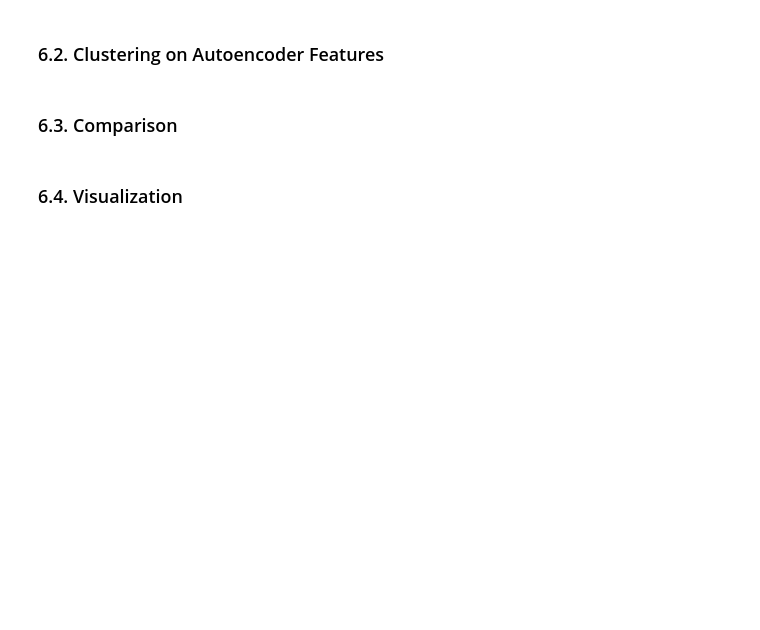
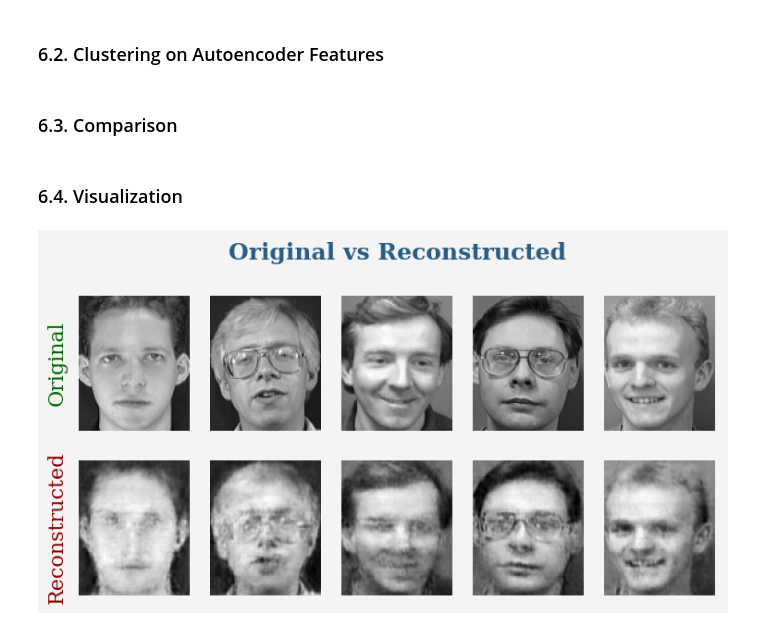
Before and after one commit to nouranKhalil/Face-Recognition, a Jupyter notebook: Face Recognition.ipynb, the cells around one changed output. Drawn from its saved outputs; the diff is of its cells as text; code cells hidden in the pictures; blank space fills up the shorter version.

```diff
--- a/Face Recognition.ipynb
+++ b/Face Recognition.ipynb
@@ -13,3 +18,8 @@ import matplotlib.pyplot as plt
+# %%
+# Fonts
+font1 = {'family':'serif','color':'#2a5d84','fontsize':18,'fontweight':'bold'}
+font2 = {'family':'serif','color':'darkgreen','fontsize':16,'fontweight':'normal'}
+font3 = {'family':'serif','color':'darkred','fontsize':16,'fontweight':'normal'}
 # %% [markdown]
 ## 2. Data Preparation
 # %%
@@ -117,3 +211,33 @@ Compare K-Means vs GMM in this cell
 ### 6.3. Comparison
 # %% [markdown]
 ### 6.4. Visualization
+# %%
+n_persons = 5
+idxs = [i * 5 for i in range(n_persons)]
+orig = X_test[idxs].squeeze(1)
+with torch.no_grad():
+    recons, _ = model(torch.from_numpy(X_test[idxs]))
+    recons = recons.numpy().squeeze(1)
+
+fig = plt.figure(figsize=(9, 5), facecolor='#f4f4f4')
+gs = gridspec.GridSpec(3, n_persons, height_ratios=[0.2, 1, 1], hspace=0.3, wspace=0.1)
+
+
+axis_title = fig.add_subplot(gs[0, :])
+axis_title.axis('off')
+axis_title.text(0.5, 0.5, f"Original vs Reconstructed", ha='center', va='center', fontdict=font1)
+
+
+row_labels = ['Original', 'Reconstructed']
+for i in range(2):
+    for j in range(n_persons):
+        ax = fig.add_subplot(gs[i+1, j])
+        img = orig[j] if i == 0 else recons[j]
+        ax.imshow(img.reshape(112, 92), cmap='gray')
+        ax.axis('off')
+        if j == 0:
+            cf = font2 if i == 0 else font3
+            ax.text(-0.1, 0.5, row_labels[i], transform=ax.transAxes, rotation=90, fontdict=cf, va='center', ha='right')
+plt.show()
+# %% [output]
+[figure, added]
```
Also changed, not shown: parts of 3 cells of this notebook, 1 other file.
